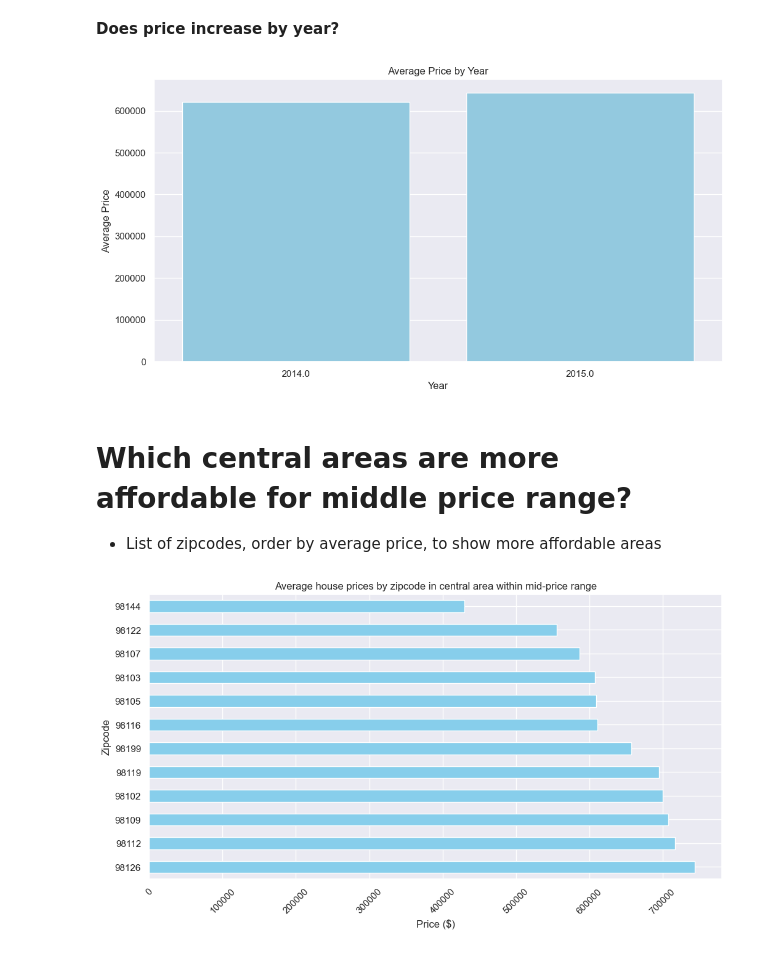
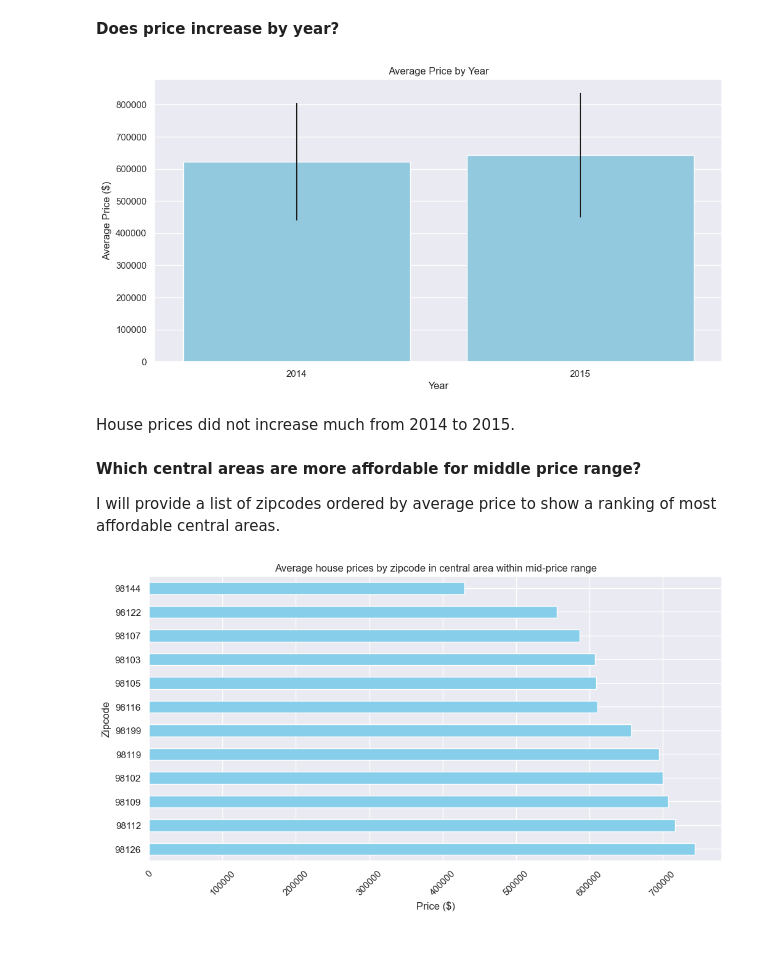
Before and after one commit to eockfen/EDA_King_County_home_sales, a Jupyter notebook: EDA.ipynb, the cells around one changed output. Cells and saved outputs as stored; diff of their text form; code cells hidden in the pictures.

```diff
--- a/EDA.ipynb
+++ b/EDA.ipynb
@@ -168,8 +126,2 @@ memory usage: 3.5+ MB
 * we have the same number of non-null values in each columns and it is the same number as we have rows. This means we have no null values
 * Some datat ypes have to be changed for analysis: sqft_basement to float64, yr_built to Date, Date to Datetime, (yr_renovated to Datetime --> will come back this later if needed)
-# %%
-# sqft_basement to float 64
-
-df['sqft_basement'] = df['sqft_basement'].astype(float)
-
-df.sqft_basement.head()
@@ -177,0 +151,5 @@ ValueError: could not convert string to float: '              '
+# %%
+# drop two columns 'id', of which one is the redundant unique house identifier and the other the id of house sales, which is not needed for analysis
+
+df.drop('id', axis =1, inplace=True)
+df.head()
@@ -177,0 +164,3 @@ ValueError: could not convert string to float: '              '
+# %%
+df['sqft_basement'] = pd.to_numeric(df['sqft_basement'], errors='coerce')
+df[df['sqft_basement'] > 0]
@@ -336,7 +349,6 @@ Find central areas. Definition of central areas: radius of
 
 #using geopy library to calculate distances between zipcodes and the city center (pre-defined city center by coodinates)
 
-from geopy.distance import distance
 
 #Define coordinates of the city center
 city_center_coordinates = (47.620564, -122.350616 )
@@ -352,8 +364,8 @@ for index, row in df_middle_price.iterrows():
     house_coordinates = (row['lat'], row['long'])
     distance_to_city_center = calc_dist(house_coordinates)
     if distance_to_city_center <= 3:
+        row['distance_to_city_center'] = distance_to_city_center #adding distance_to_city_center as new feature to list for further analysis
         central_houses.append(row)
 
 #convert to DataFrame
 central_houses_df = pd.DataFrame(central_houses)
-central_houses_df.tail()
@@ -470,33 +528,33 @@ plt.show()
 # %% [markdown]
 **Does price increase by year?**
 # %%
-# Convert 'year_sold' column to float64
-central_houses_df['year_sold'] = central_houses_df['year_sold'].astype('float64')
-
-# Calculate average price for each year
-average_prices_by_year = central_houses_df.groupby('year_sold')['price'].mean().reset_index()
+# Calculate average price and standard deviation for each year
+average_prices_by_year = central_houses_df.groupby('year_sold')['price'].agg(['mean', 'std']).reset_index()
 
 # Set the seaborn style
 sns.set_theme(style="darkgrid")
 
 # Plot
 plt.figure(figsize=(12, 6))
-sns.barplot(x="year_sold", y="price",
+sns.barplot(x="year_sold", y="mean",
             data=average_prices_by_year,
-            color='skyblue')  # Set color of bars to skyblue
-
+            color='skyblue',  # Set color of bars to skyblue
+            yerr=average_prices_by_year['std'],  # Set error bars to standard deviation
+            capsize=6)  # Set the capsize of error bars
 
 plt.title('Average Price by Year')
 plt.xlabel('Year')
-plt.ylabel('Average Price')
-
+plt.ylabel('Average Price ($)')
+plt.xticks ([0, 1], ['2014', '2015'])
 plt.show()
 # %% [output]
-[figure, old version]
+[figure, new version]
+# %% [markdown]
+House prices did not increase much from 2014 to 2015.
 # %% [markdown]
-# Which central areas are more affordable for middle price range?
+**Which central areas are more affordable for middle price range?**
 
-* List of zipcodes, order by average price, to show more affordable areas
+I will provide a list of zipcodes ordered by average price to show a ranking of most affordable central areas.
 # %%
 
 # Group by zipcode and calculate the average price
```
Also changed, not shown: parts of 61 cells of this notebook.
